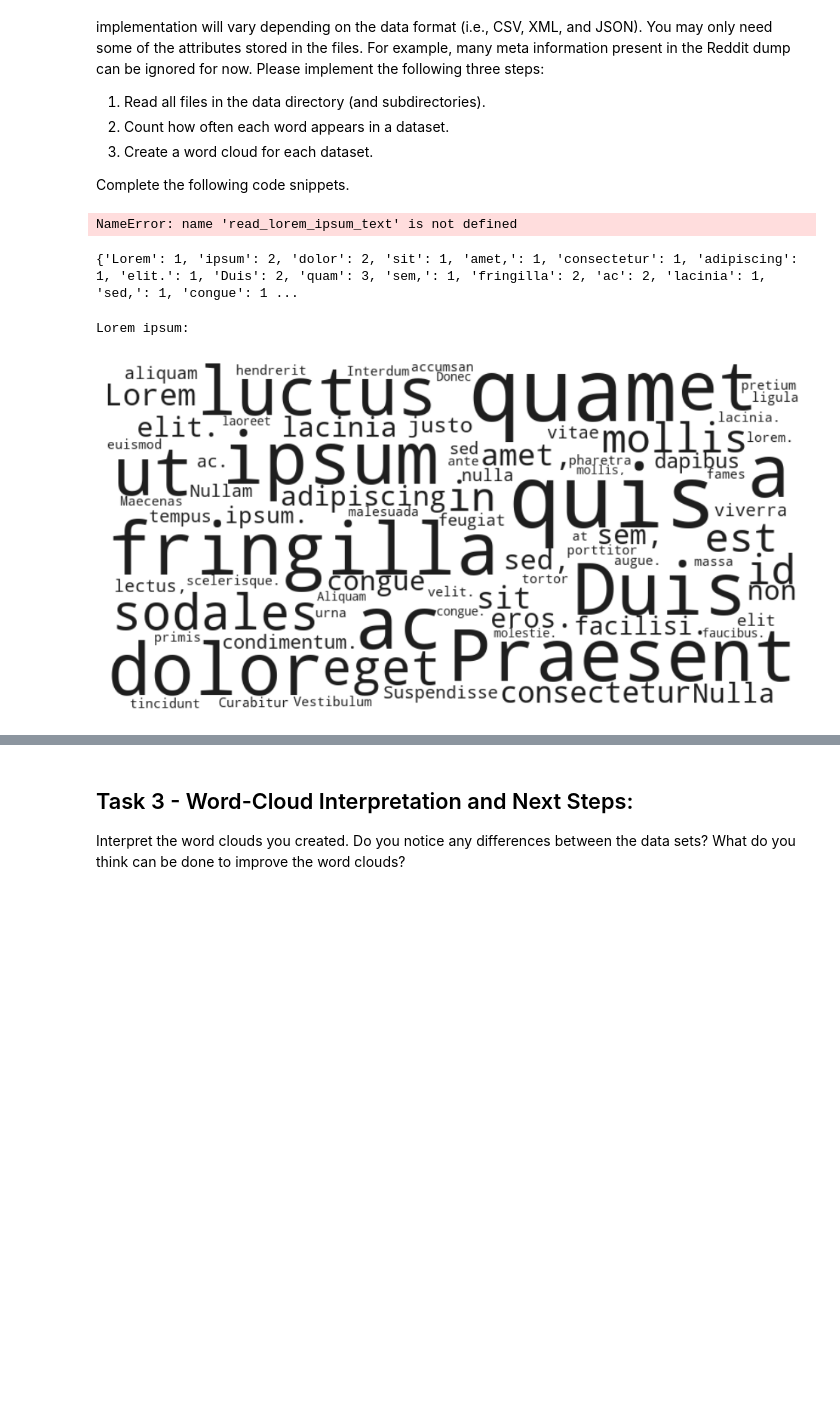
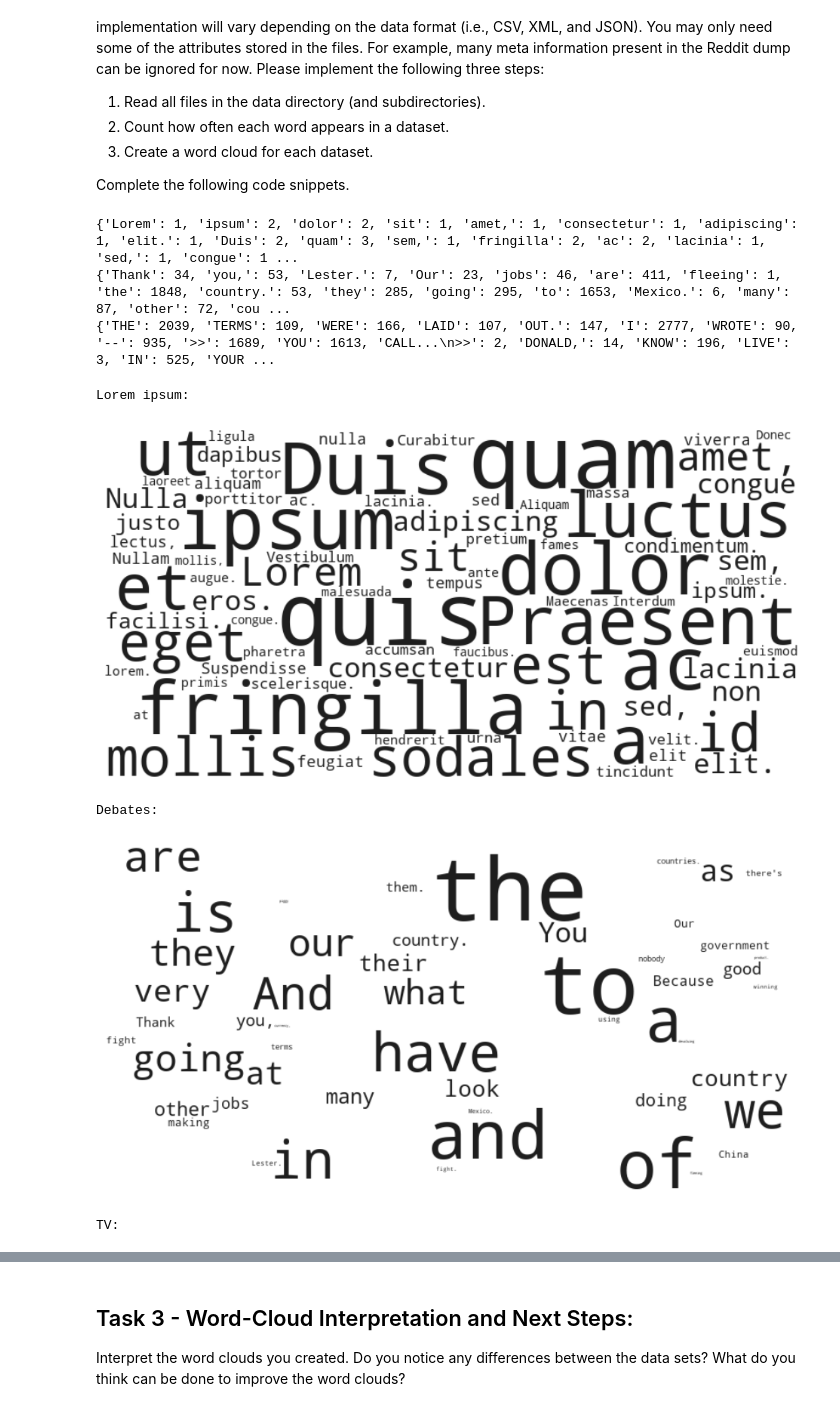
Before and after one commit to Aleksprogramms/My_projects, a Jupyter notebook: Uni_Konstanz/Document Analysis/Lecture 1 + Tut1 + Ex 0 + 1/Ex0/ex00_assignment.ipynb, the cells around one changed output, grey strips where cells are left out. Cells and saved outputs as stored; diff of their text form; code cells hidden in the pictures; blank space fills up the shorter version.

```diff
--- a/Uni_Konstanz/Document Analysis/Lecture 1 + Tut1 + Ex 0 + 1/Ex0/ex00_assignment.ipynb
+++ b/Uni_Konstanz/Document Analysis/Lecture 1 + Tut1 + Ex 0 + 1/Ex0/ex00_assignment.ipynb
@@ -211,9 +211,7 @@ loremipsum: str = read_lorem_ipsum_text()
 
 debates_xml: str = read_xml()
 
-print(loremipsum)
+tv_scv: str = read_scv()
-# %% [output]
-NameError: name 'read_lorem_ipsum_text' is not defined
 # %%
 #
 # Part 2
@@ -227,23 +225,45 @@ words = loremipsum.split(" ")
 for word in words:
     word_count_lorem[word] = word_count_lorem.get(word, 0) + 1
 
+
+
+word_count_deb ={}
+words_xml = debates_xml.split(" ")
+for word in words_xml:
+    word_count_deb[word] = word_count_deb.get(word, 0) + 1
+
+word_count_tv ={}
+words_csv = tv_scv.split(" ")
+for word in words_csv:
+    word_count_tv[word] = word_count_tv.get(word, 0) + 1
+
+
 print(word_count_lorem)
-
-# TODO - ADD YOUR OTHER CODE HERE
+print(word_count_deb)
+print(word_count_tv)
 # %% [output]
 {'Lorem': 1, 'ipsum': 2, 'dolor': 2, 'sit': 1, 'amet,': 1, 'consectetur': 1, 'adipiscing': 1, 'elit.': 1, 'Duis': 2, 'quam': 3, 'sem,': 1, 'fringilla': 2, 'ac': 2, 'lacinia': 1, 'sed,': 1, 'congue': 1 ...
+{'Thank': 34, 'you,': 53, 'Lester.': 7, 'Our': 23, 'jobs': 46, 'are': 411, 'fleeing': 1, 'the': 1848, 'country.': 53, 'they': 285, 'going': 295, 'to': 1653, 'Mexico.': 6, 'many': 87, 'other': 72, 'cou ...
+{'THE': 2039, 'TERMS': 109, 'WERE': 166, 'LAID': 107, 'OUT.': 147, 'I': 2777, 'WROTE': 90, '--': 935, '>>': 1689, 'YOU': 1613, 'CALL...\n>>': 2, 'DONALD,': 14, 'KNOW': 196, 'LIVE': 3, 'IN': 525, 'YOUR ...
 # %%
 #
 # Part 3
 #
 #  - Create a word cloud for each dataset.
 #  - Use the create_word_cloud() function from utils.py
 #
 # Example:
 
 create_word_cloud(word_count_lorem, "Lorem ipsum")
 
+create_word_cloud(dict(list(word_count_deb.items())[:51]), "Debates")
+
+create_word_cloud(dict(list(word_count_tv.items())[:10]), "TV")
+
 # TODO - ADD YOUR OTHER CODE HERE
 # %% [output]
 Lorem ipsum:
-[figure, old version]
+[figure, new version]
+Debates:
+[figure, added]
+TV:
```
Also changed, not shown: parts of 4 cells of this notebook, 1 other file.
